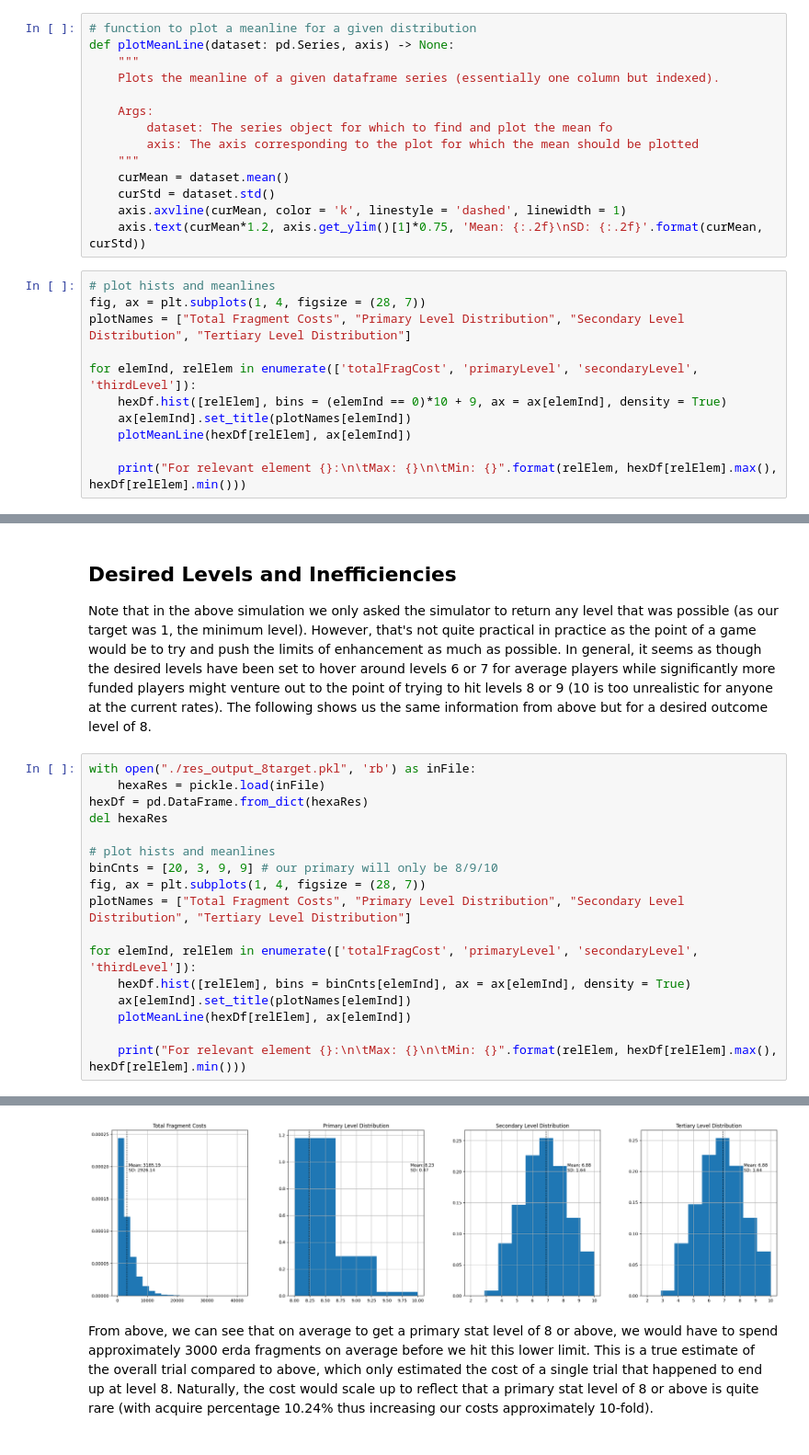
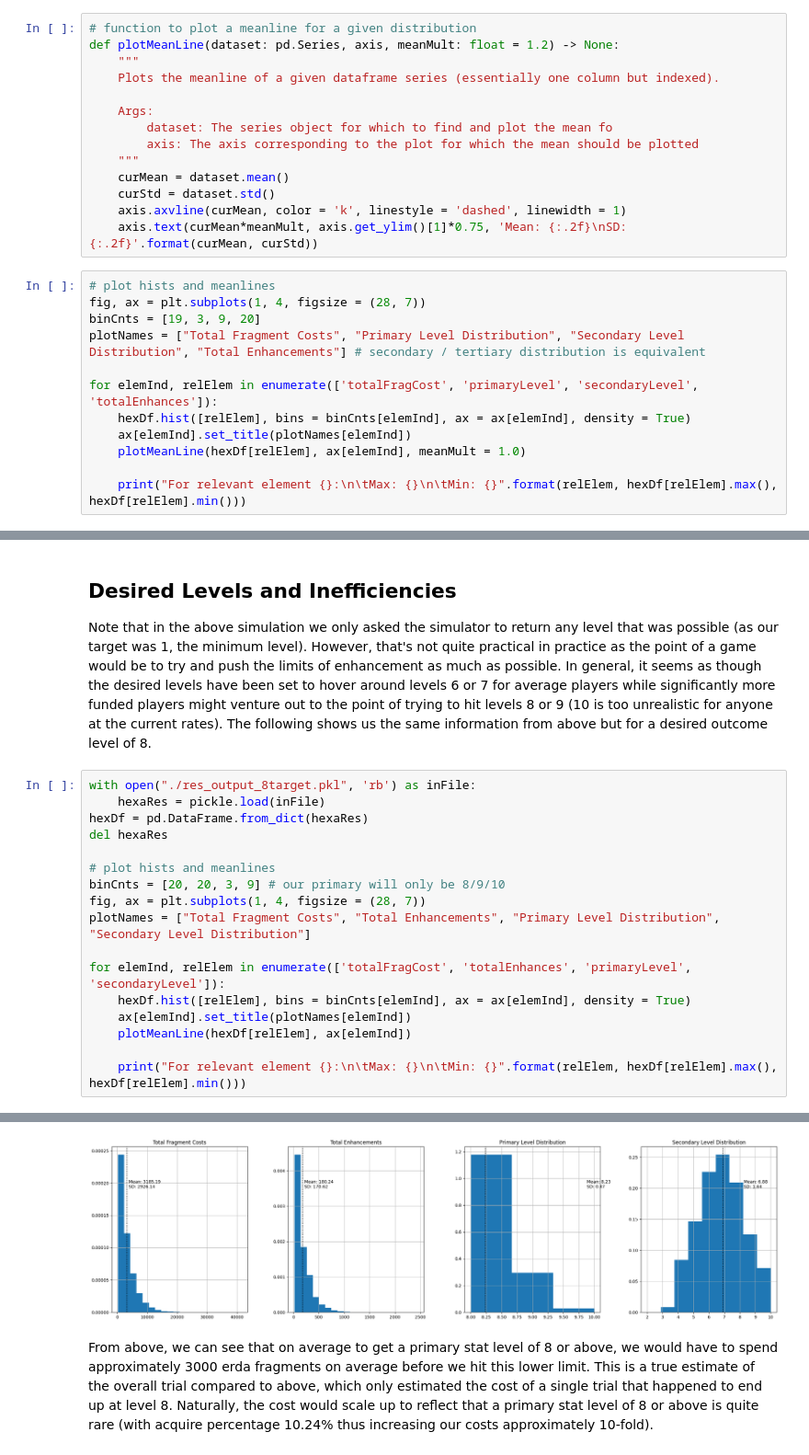
Before and after one commit to BrianMH/MSim, a Jupyter notebook: analysis/hexa_analysis.ipynb, the cells around one changed output, grey strips where cells are left out. Shown at 92% size. Drawn from its saved outputs; the diff is of its cells as text.

Commit message:
Adjusted some of the graph values. Beginning brute force policy search

```diff
--- a/analysis/hexa_analysis.ipynb
+++ b/analysis/hexa_analysis.ipynb
@@ -48,7 +48,7 @@ hexDf.head(10)
 Seems simple enough. The first things we want to consider is the general spread of primary levels. Considering that there are 19 levels total and the rate of successfully enhancing the primary level continues to decrease, it should be fairly difficult for the average player to achieve a primary level of 9/10. Of course, we would also be interested in the total fragment cost from enhancement as well. Keep in mind that enhancement costs are completely dependent on how early the primary stat levels. If primary level enhancements are consolidated towards the end, then there is a chance that the cost for two cores that finish with exactly the same primary/secondary/secondary levels to have different cost values.
 # %%
 # function to plot a meanline for a given distribution
-def plotMeanLine(dataset: pd.Series, axis) -> None:
+def plotMeanLine(dataset: pd.Series, axis, meanMult: float = 1.2) -> None:
     """
     Plots the meanline of a given dataframe series (essentially one column but indexed).
 
@@ -59,16 +59,17 @@ def plotMeanLine(dataset: pd.Series, axis) -> None:
     curMean = dataset.mean()
     curStd = dataset.std()
     axis.axvline(curMean, color = 'k', linestyle = 'dashed', linewidth = 1)
-    axis.text(curMean*1.2, axis.get_ylim()[1]*0.75, 'Mean: {:.2f}\nSD: {:.2f}'.format(curMean, curStd))
+    axis.text(curMean*meanMult, axis.get_ylim()[1]*0.75, 'Mean: {:.2f}\nSD: {:.2f}'.format(curMean, curStd))
 # %%
 # plot hists and meanlines
 fig, ax = plt.subplots(1, 4, figsize = (28, 7))
-plotNames = ["Total Fragment Costs", "Primary Level Distribution", "Secondary Level Distribution", "Tertiary Level Distribution"]
+binCnts = [19, 3, 9, 20]
+plotNames = ["Total Fragment Costs", "Primary Level Distribution", "Secondary Level Distribution", "Total Enhancements"] # secondary / tertiary distribution is equivalent
 
-for elemInd, relElem in enumerate(['totalFragCost', 'primaryLevel', 'secondaryLevel', 'thirdLevel']):
-    hexDf.hist([relElem], bins = (elemInd == 0)*10 + 9, ax = ax[elemInd], density = True)
+for elemInd, relElem in enumerate(['totalFragCost', 'primaryLevel', 'secondaryLevel', 'totalEnhances']):
+    hexDf.hist([relElem], bins = binCnts[elemInd], ax = ax[elemInd], density = True)
     ax[elemInd].set_title(plotNames[elemInd])
-    plotMeanLine(hexDf[relElem], ax[elemInd])
+    plotMeanLine(hexDf[relElem], ax[elemInd], meanMult = 1.0)
 
     print("For relevant element {}:\n\tMax: {}\n\tMin: {}".format(relElem, hexDf[relElem].max(), hexDf[relElem].min()))
 # %% [output]
@@ -140,11 +141,11 @@ hexDf = pd.DataFrame.from_dict(hexaRes)
 del hexaRes
 
 # plot hists and meanlines
-binCnts = [20, 3, 9, 9] # our primary will only be 8/9/10
+binCnts = [20, 20, 3, 9] # our primary will only be 8/9/10
 fig, ax = plt.subplots(1, 4, figsize = (28, 7))
-plotNames = ["Total Fragment Costs", "Primary Level Distribution", "Secondary Level Distribution", "Tertiary Level Distribution"]
+plotNames = ["Total Fragment Costs", "Total Enhancements", "Primary Level Distribution", "Secondary Level Distribution"]
 
-for elemInd, relElem in enumerate(['totalFragCost', 'primaryLevel', 'secondaryLevel', 'thirdLevel']):
+for elemInd, relElem in enumerate(['totalFragCost', 'totalEnhances', 'primaryLevel', 'secondaryLevel']):
     hexDf.hist([relElem], bins = binCnts[elemInd], ax = ax[elemInd], density = True)
     ax[elemInd].set_title(plotNames[elemInd])
     plotMeanLine(hexDf[relElem], ax[elemInd])
@@ -166,4 +167,4 @@ For relevant element thirdLevel:
-[figure, old version]
+[figure, new version]
 # %% [markdown]
 From above, we can see that on average to get a primary stat level of 8 or above, we would have to spend approximately 3000 erda fragments on average before we hit this lower limit. This is a true estimate of the overall trial compared to above, which only estimated the cost of a single trial that happened to end up at level 8. Naturally, the cost would scale up to reflect that a primary stat level of 8 or above is quite rare (with acquire percentage 10.24% thus increasing our costs approximately 10-fold).
 # %% [markdown]
```
Also changed, not shown: parts of 6 cells of this notebook.
